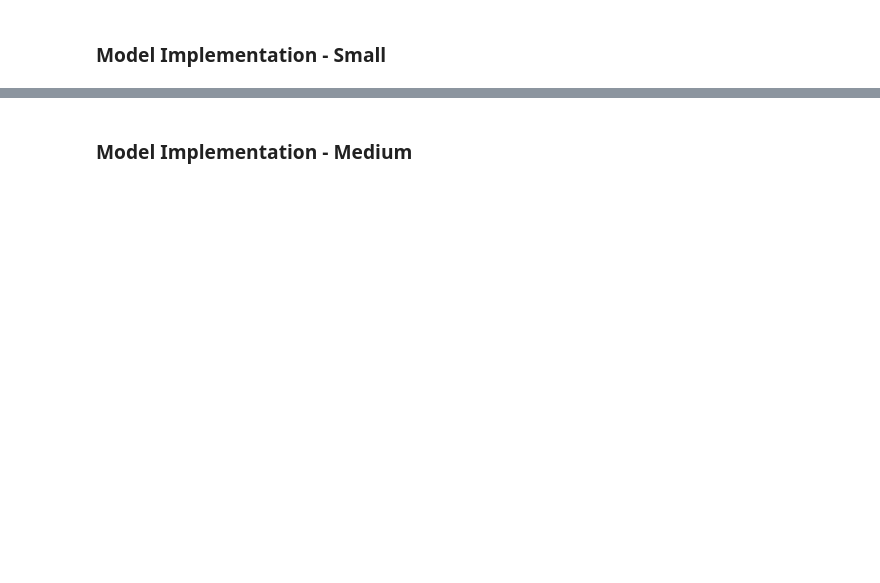
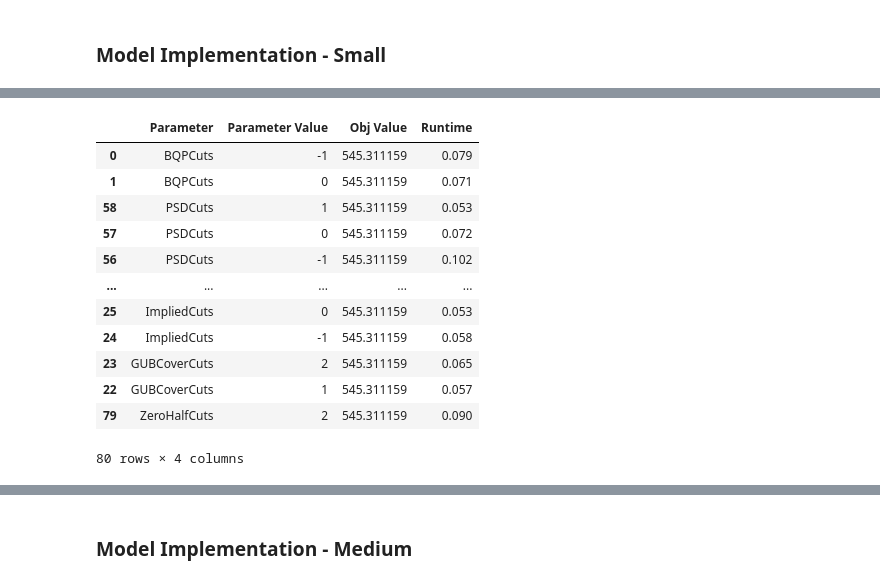
Before and after one commit to tnagano99/Concert_TSPTW_Optimization, a Jupyter notebook: Group-3-Project.ipynb, the cells around one changed output, grey strips where cells are left out. Saved outputs shown, nothing was run; the diff lists cells and outputs as text; code cells hidden in the pictures; blank space fills up the shorter version.

```diff
--- a/Group-3-Project.ipynb
+++ b/Group-3-Project.ipynb
@@ -125,0 +499,16 @@ for v in probS.getVars():
+# %%
+result_df_cuts.sort_values(by="Obj Value", ascending=False)
+# %% [output]
+|  | Parameter | Parameter Value | Obj Value | Runtime |
+| 0 | BQPCuts | -1 | 545.311159 | 0.079 |
+| 1 | BQPCuts | 0 | 545.311159 | 0.071 |
+| 58 | PSDCuts | 1 | 545.311159 | 0.053 |
+| 57 | PSDCuts | 0 | 545.311159 | 0.072 |
+| 56 | PSDCuts | -1 | 545.311159 | 0.102 |
+| ... | ... | ... | ... | ... |
+| 25 | ImpliedCuts | 0 | 545.311159 | 0.053 |
+| 24 | ImpliedCuts | -1 | 545.311159 | 0.058 |
+| 23 | GUBCoverCuts | 2 | 545.311159 | 0.065 |
+| 22 | GUBCoverCuts | 1 | 545.311159 | 0.057 |
+| 79 | ZeroHalfCuts | 2 | 545.311159 | 0.090 |
+80 rows × 4 columns
```
Also changed, not shown: parts of 32 cells of this notebook, 1 other file.
